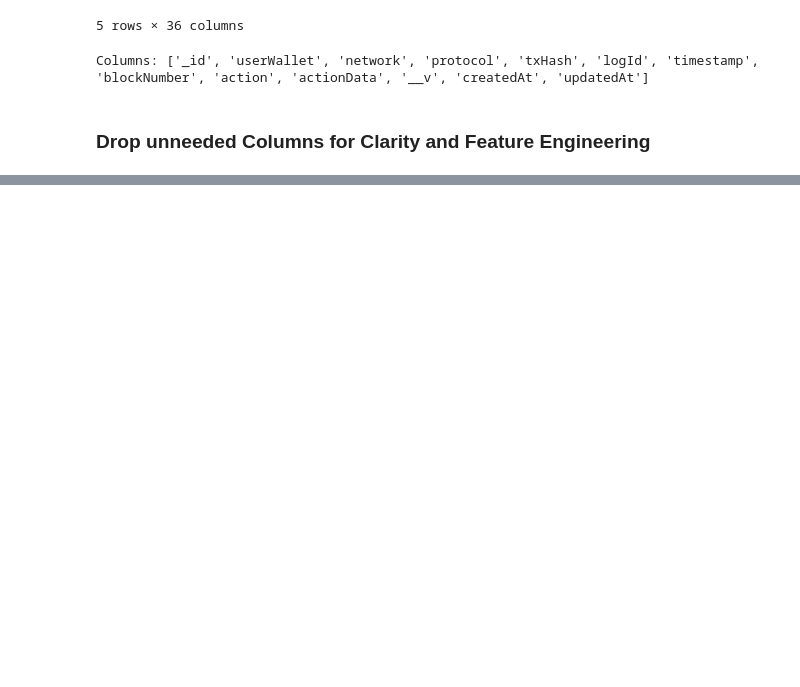
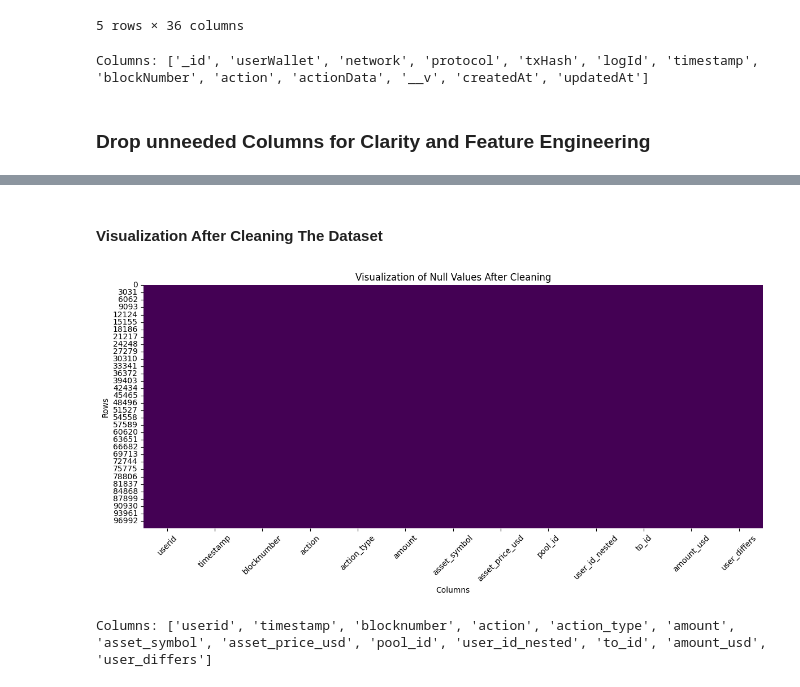
Before and after one commit to cesardushime/aave-credit-scoring, a Jupyter notebook: notebooks/data_cleaning.ipynb, the cells around one changed output, grey strips where cells are left out. Drawn from its saved outputs; the diff is of its cells as text; code cells hidden in the pictures; blank space fills up the shorter version.

```diff
--- a/notebooks/data_cleaning.ipynb
+++ b/notebooks/data_cleaning.ipynb
@@ -189,0 +294,35 @@ Columns: ['userid', 'timestamp', 'blockNumber', 'action', 'actionData']
+# %%
+# Drop highly sparse columns that don’t add immediate value for credit scoring
+cols_to_drop = [
+    'borrowratemode', 'borrowrate', 'variabletokendebt', 'stabletokendebt',
+    'callerid', 'useatokens', 'repayerid', 'liquidatorid', 'collateralamount',
+    'collateralassetpriceusd', 'principalamount', 'borrowassetpriceusd',
+    'collateralreserveid', 'collateralreservesymbol', 'principalreserveid', 'principalreservesymbol'
+]
+df_flat.drop(columns=cols_to_drop, inplace=True, errors='ignore')
+
+# Fill optional to_id with empty string to avoid missing values
+df_flat['to_id'] = df_flat['to_id'].fillna('')
+
+# Drop rows missing critical info for scoring
+df_flat.dropna(subset=['userid', 'timestamp', 'action', 'amount', 'asset_price_usd'], inplace=True)
+# %% [markdown]
+#### Visualization After Cleaning The Dataset
+# %%
+# visulization after cleaning
+plt.figure(figsize=(12, 6))
+sns.heatmap(df_flat.isnull(), cbar=False, cmap='viridis')
+plt.title("Visualization of Null Values After Cleaning")
+plt.xlabel("Columns")
+plt.ylabel("Rows")
+plt.xticks(rotation=45)
+plt.yticks(rotation=0)
+plt.tight_layout()
+plt.show()
+# %% [output]
+[figure, added]
+# %%
+# print columns
+print("Columns:", df_flat.columns.tolist())
+# %% [output]
+Columns: ['userid', 'timestamp', 'blocknumber', 'action', 'action_type', 'amount', 'asset_symbol', 'asset_price_usd', 'pool_id', 'user_id_nested', 'to_id', 'amount_usd', 'user_differs']
```
Also changed, not shown: parts of 9 cells of this notebook.
